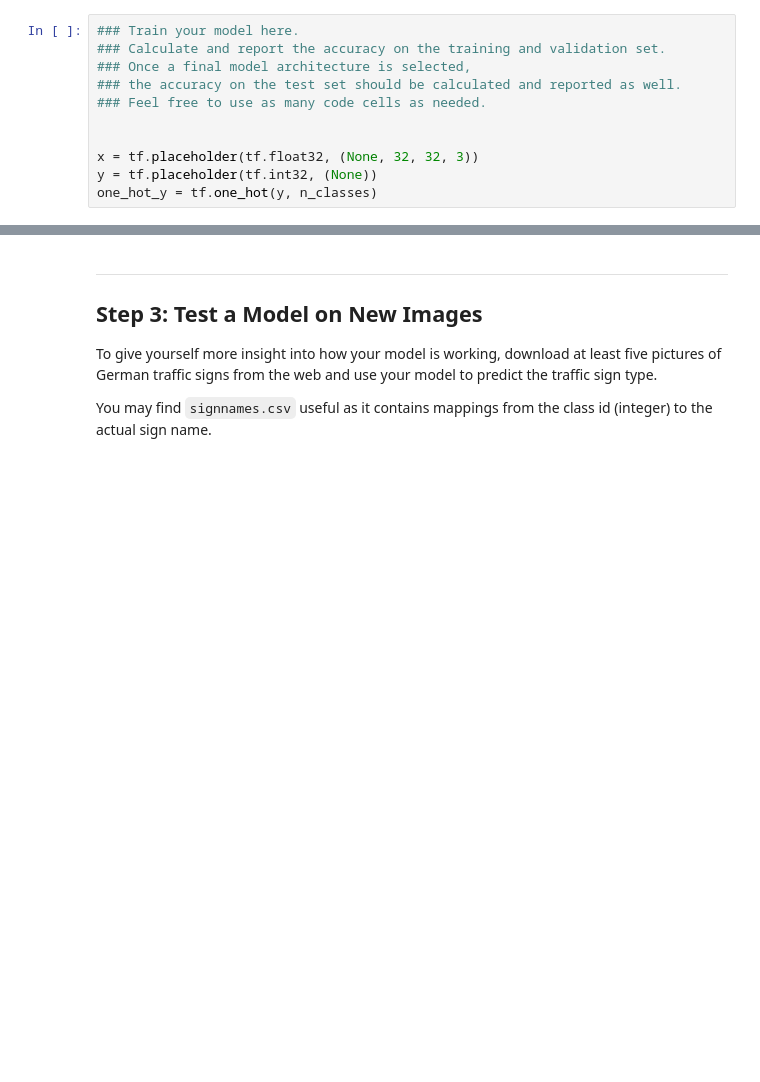
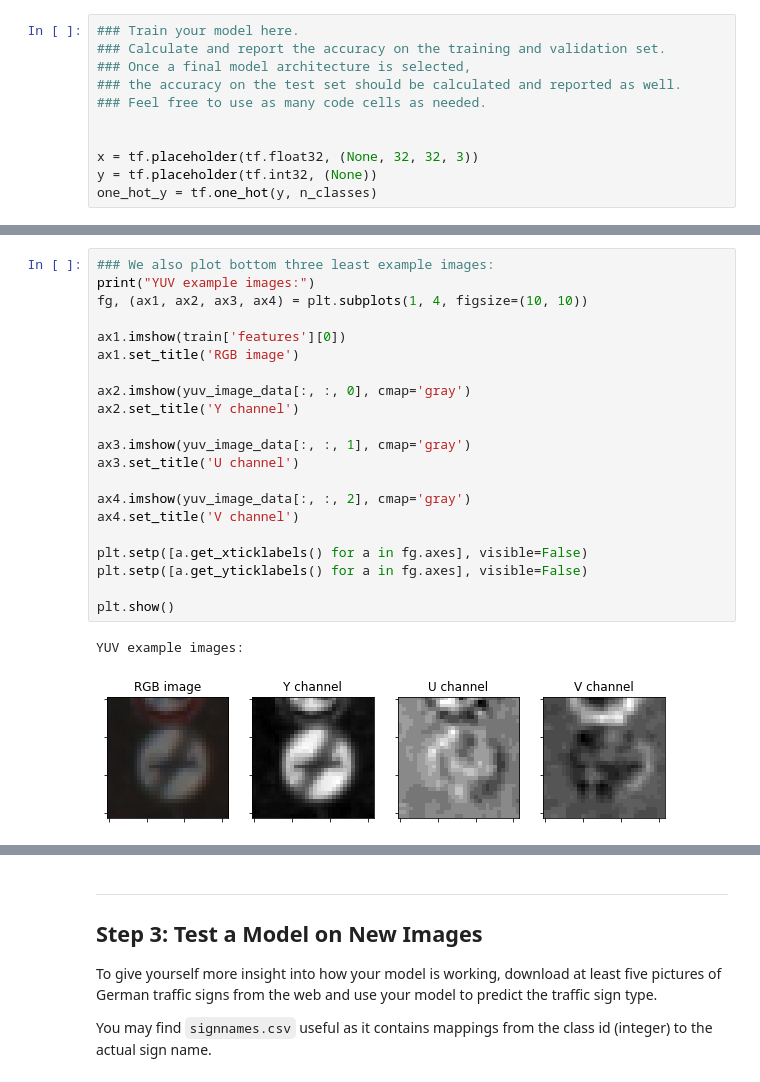
Before and after one commit to stevenwudi/CarND-Traffic-Sign-Classifier-Project, a Jupyter notebook: Traffic_Sign_Classifier.ipynb, the cells around one changed output, grey strips where cells are left out. Cells and saved outputs as stored; diff of their text form; blank space fills up the shorter version.

```diff
--- a/Traffic_Sign_Classifier.ipynb
+++ b/Traffic_Sign_Classifier.ipynb
@@ -297,0 +867,24 @@ Model saved
+# %%
+### We also plot bottom three least example images:
+print("YUV example images:")
+fg, (ax1, ax2, ax3, ax4) = plt.subplots(1, 4, figsize=(10, 10))
+
+ax1.imshow(train['features'][0])
+ax1.set_title('RGB image')
+
+ax2.imshow(yuv_image_data[:, :, 0], cmap='gray')
+ax2.set_title('Y channel')
+
+ax3.imshow(yuv_image_data[:, :, 1], cmap='gray')
+ax3.set_title('U channel')
+
+ax4.imshow(yuv_image_data[:, :, 2], cmap='gray')
+ax4.set_title('V channel')
+
+plt.setp([a.get_xticklabels() for a in fg.axes], visible=False)
+plt.setp([a.get_yticklabels() for a in fg.axes], visible=False)
+
+plt.show()
+# %% [output]
+YUV example images:
+[figure, added]
```
Also changed, not shown: parts of 23 cells of this notebook, 20 other files.
